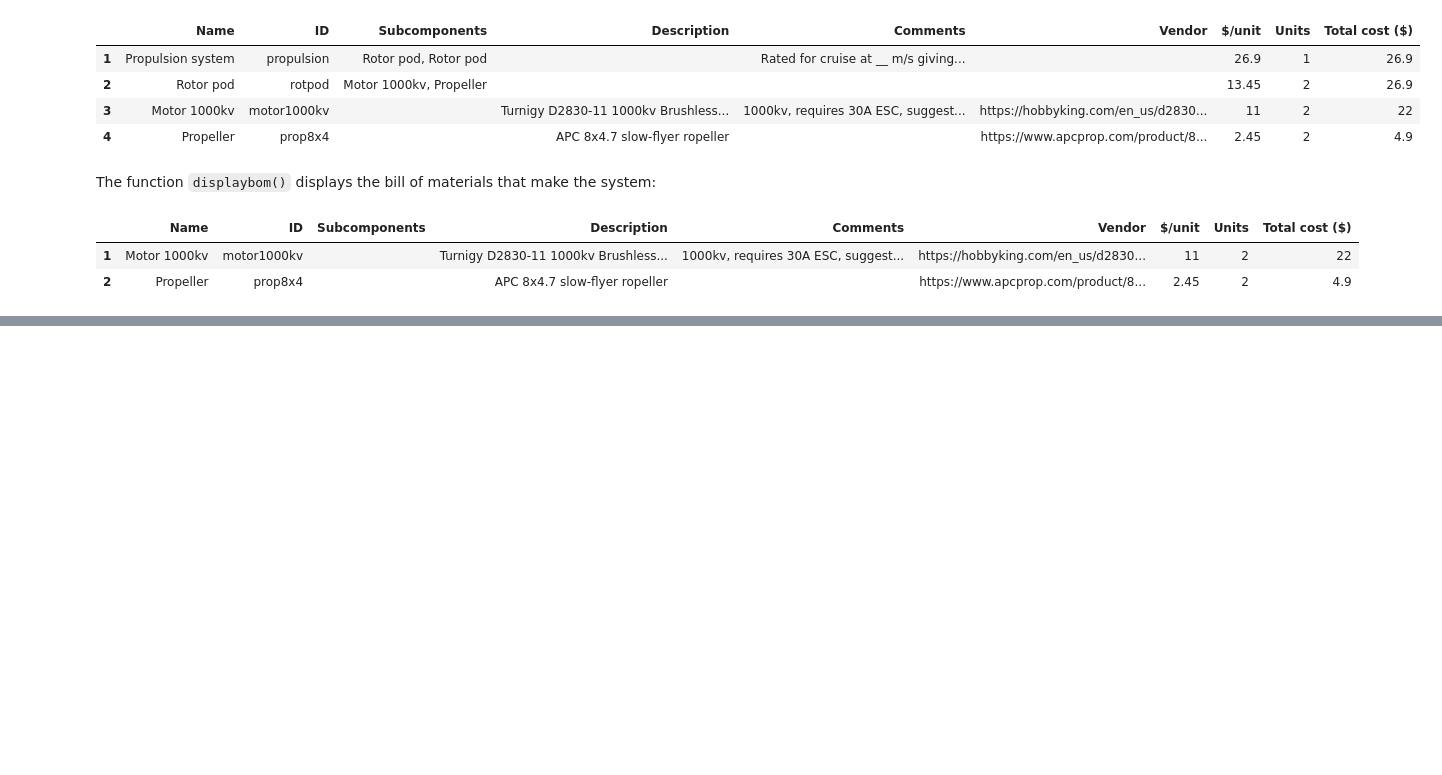
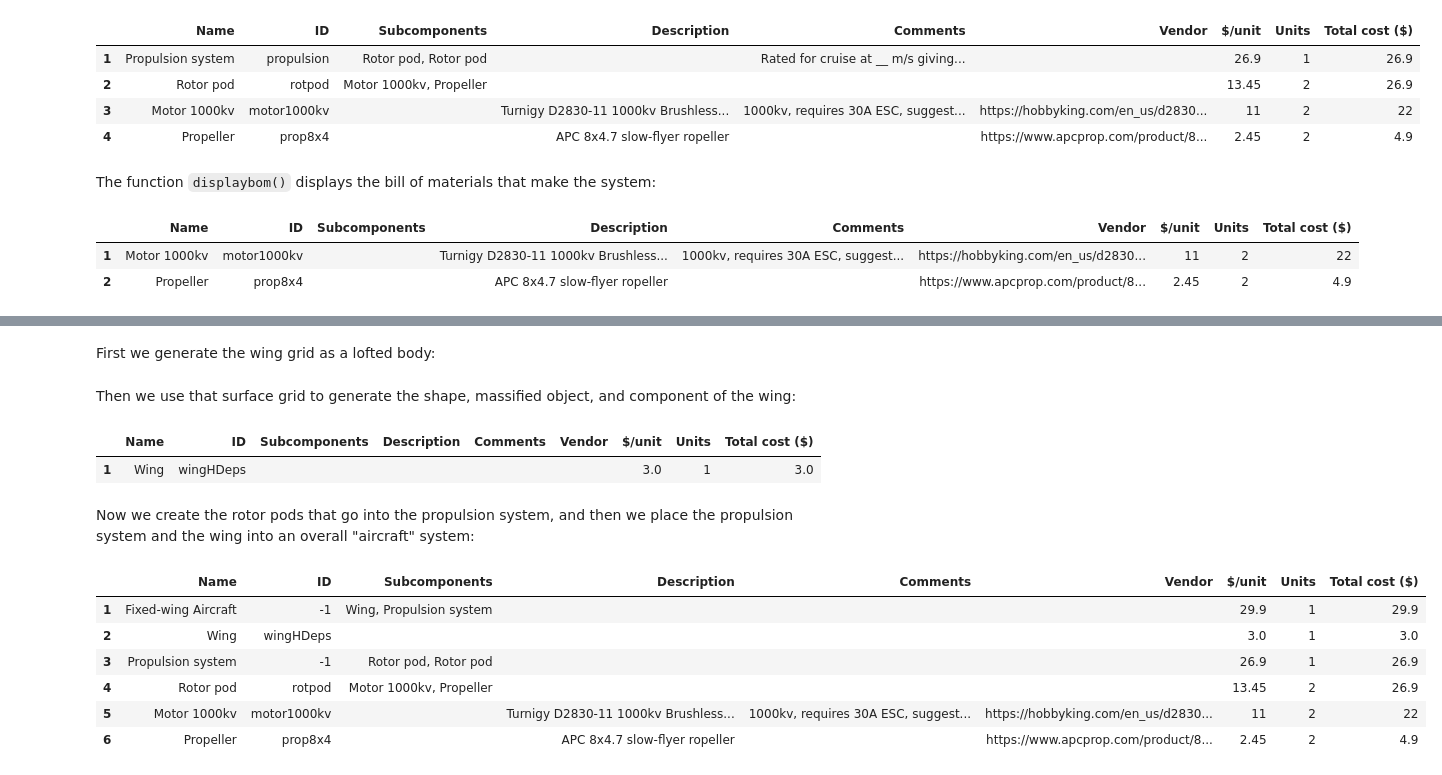
Before and after one commit to EdoAlvarezR/AircraftDesignTools.jl, a Jupyter notebook: docs/documentation.ipynb, the cells around one changed output, grey strips where cells are left out. Saved outputs shown, nothing was run; the diff lists cells and outputs as text; code cells hidden in the pictures; blank space fills up the shorter version.

Commit message:
Surface grid shapes

```diff
--- a/docs/documentation.ipynb
+++ b/docs/documentation.ipynb
@@ -646,0 +985,2 @@ run(`paraview --data=$(save_path)/$(str)`)
+# %% [markdown]
+First we generate the wing grid as a lofted body:
@@ -646,0 +1042,69 @@ run(`paraview --data=$(save_path)/$(str)`)
+# %% [markdown]
+Then we use that surface grid to generate the shape, massified object, and component of the wing:
+# %%
+# Wing component
+wing_shape = adt.ShapeSurfGrid(                     # Arbitrary surface grid shape
+                        wing_grid,                  # Triangular surface grid
+                        "m"                         # Length units
+               )
+wing_obj = adt.ObjectVol(                           # Volumetric object
+                        wing_shape,                 # Shape
+                        24.8,                       # (kg/m^3) HD EPS foam density
+                        "kg/m^3"                    # Density units
+               )
+wing = adt.Component(                               # Component definition
+                        "Wing",                     # Name
+                        wing_obj;                   # Object
+                        id="wingHDeps",             # Identifier
+                        cost=3.0                    # $/unit
+                       )
+# %% [output]
+|  | Name | ID | Subcomponents | Description | Comments | Vendor | $/unit | Units | Total cost ($) |
+| 1 | Wing | wingHDeps |  |  |  |  | 3.0 | 1 | 3.0 |
+# %% [markdown]
+Now we create the rotor pods that go into the propulsion system, and then we place the propulsion system and the wing into an overall "aircraft" system:
+# %%
+# -------------- SYSTEMS ----------------------------------------------------------
+
+# Rotor pod: motor + propeller
+rotorpod = adt.System(
+                        "Rotor pod",                # Name
+                        [motor1000kv, prop8x4];     # Subcomponents
+                        id="rotpod",                # Identifier
+
+                        # Orientation of motor and prop: centerline (z-axis)
+                        # aligned with x-axis
+                        subOaxis = [[0 1 0; 0 0 1; 1 0 0], [0 1 0; 0 0 1; 1 0 0]],
+
+                        # Position of motor and prop: Rotor flush with motor face
+                        subO=[zeros(3), [-prop8x4.subcomponents.shape.h, 0, 0]]
+               )
+
+# Propulsion system: One rotor pod at each side of the wing
+propulsion = adt.System(
+                        "Propulsion system",            # Name
+                        [rotorpod, rotorpod];           # Subcomponents
+
+                        # Position of rotor pods: left and right side of wing
+                        subO=[[0, -0.35*semispan, 0], [0, 0.35*semispan, 0]]
+              )
+
+# Aircraft: wing + propulsion system
+aircraft = adt.System(
+                        "Fixed-wing Aircraft",          # Name
+                        [wing, propulsion];             # Subcomponents
+
+                        # Places the wing at 5deg angle of attack
+                        subOaxis = [adt.rotation_matrix(0, 5.0, 0), eye(3)],
+
+                        # Position of components: wing and propulsion system
+                        subO=[[0, 0, 0], [0, 0, 0]]
+              )
+# %% [output]
+|  | Name | ID | Subcomponents | Description | Comments | Vendor | $/unit | Units | Total cost ($) |
+| 1 | Fixed-wing Aircraft | -1 | Wing, Propulsion system |  |  |  | 29.9 | 1 | 29.9 |
+| 2 | Wing | wingHDeps |  |  |  |  | 3.0 | 1 | 3.0 |
+| 3 | Propulsion system | -1 | Rotor pod, Rotor pod |  |  |  | 26.9 | 1 | 26.9 |
+| 4 | Rotor pod | rotpod | Motor 1000kv, Propeller |  |  |  | 13.45 | 2 | 26.9 |
+| 5 | Motor 1000kv | motor1000kv |  | Turnigy D2830-11 1000kv Brushless... | 1000kv, requires 30A ESC, suggest... | https://hobbyking.com/en_us/d2830... | 11 | 2 | 22 |
+| 6 | Propeller | prop8x4 |  | APC 8x4.7 slow-flyer ropeller |  | https://www.apcprop.com/product/8... | 2.45 | 2 | 4.9 |
```
Also changed, not shown: parts of 43 cells of this notebook, 7 other files.
